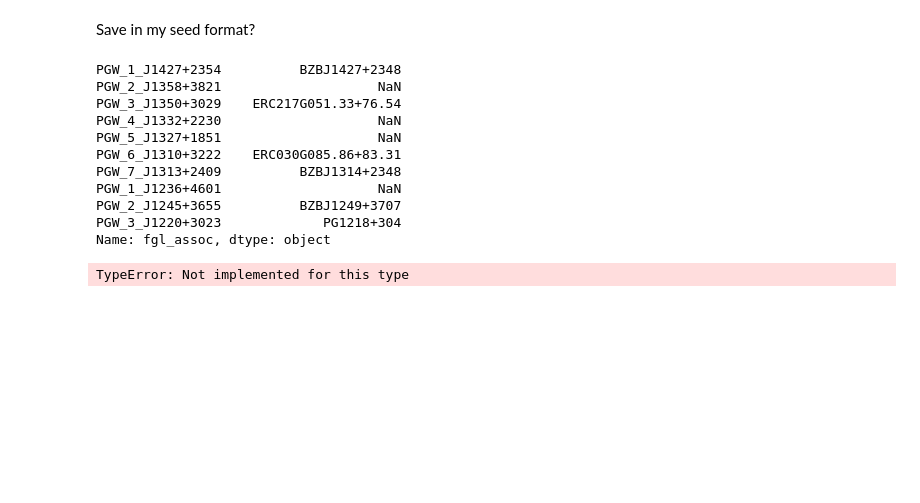
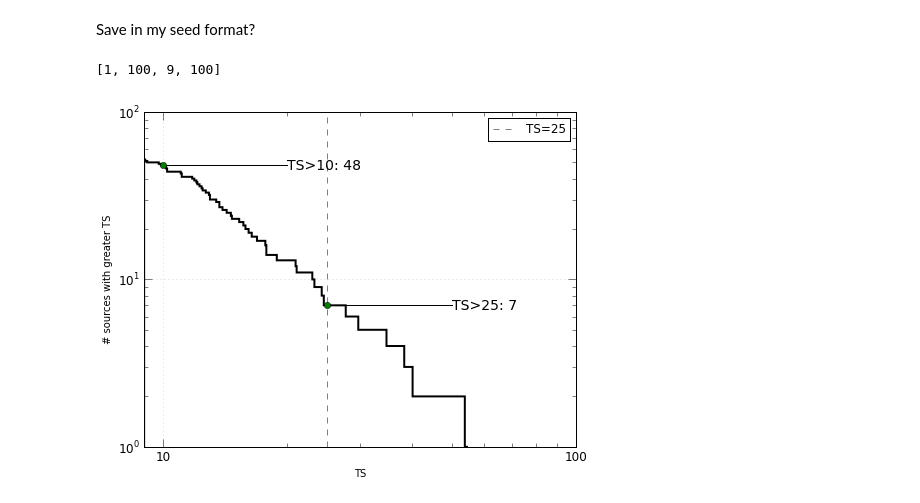
Before and after one commit to tburnett/Fermi-LAT, a Jupyter notebook: transients/study pgwave results.ipynb, the cells around one changed output. Saved outputs shown, nothing was run; the diff lists cells and outputs as text; code cells hidden in the pictures; blank space fills up the shorter version.

```diff
--- a/transients/study pgwave results.ipynb
+++ b/transients/study pgwave results.ipynb
@@ -81,20 +33,2 @@ ax.grid(True, alpha=0.5)
 # %% [markdown]
 Save in my seed format?
-# %%
-a =t.fgl_assoc; a[:10]
-# %% [output]
-PGW_1_J1427+2354          BZBJ1427+2348
-PGW_2_J1358+3821                    NaN
-PGW_3_J1350+3029    ERC217G051.33+76.54
-PGW_4_J1332+2230                    NaN
-PGW_5_J1327+1851                    NaN
-PGW_6_J1310+3222    ERC030G085.86+83.31
-PGW_7_J1313+2409          BZBJ1314+2348
-PGW_1_J1236+4601                    NaN
-PGW_2_J1245+3655          BZBJ1249+3707
-PGW_3_J1220+3023             PG1218+304
-Name: fgl_assoc, dtype: object
-# %%
-[np.isnan(x) for x in a]
-# %% [output]
-TypeError: Not implemented for this type
@@ -102,0 +38,6 @@ pd.read_table?
+# %%
+fig=self.cumulative_ts(self.udf.ts, check_localized=False);
+plt.setp(fig.get_axes()[0], xlim=(9,100), ylim=(1,100))
+# %% [output]
+[1, 100, 9, 100]
+[figure, added]
```
Also changed, not shown: parts of 13 cells of this notebook.
